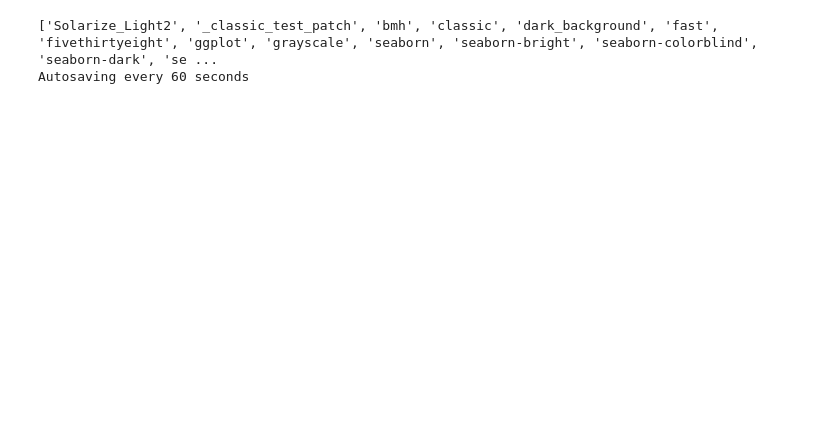
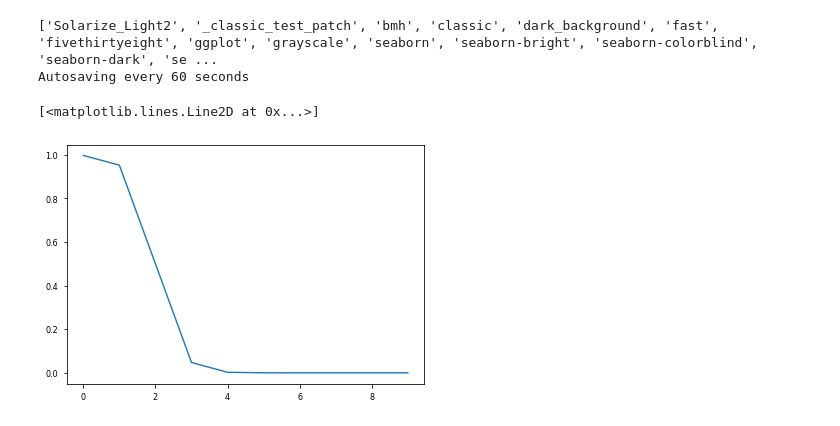
Before and after one commit to rmorantovar/Immune_System, a Jupyter notebook: Jupyter_Notebooks/4_Complexity.ipynb, the cells around one changed output. Cells and saved outputs as stored; diff of their text form; code cells hidden in the pictures; blank space fills up the shorter version.

```diff
--- a/Jupyter_Notebooks/4_Complexity.ipynb
+++ b/Jupyter_Notebooks/4_Complexity.ipynb
@@ -28,6 +30,3 @@ print(style.available)
 # %% [output]
 ['Solarize_Light2', '_classic_test_patch', 'bmh', 'classic', 'dark_background', 'fast', 'fivethirtyeight', 'ggplot', 'grayscale', 'seaborn', 'seaborn-bright', 'seaborn-colorblind', 'seaborn-dark', 'se ...
 Autosaving every 60 seconds
-# %%
-def binding_affinity(x, a, b):
-    return 1/(1+((np.exp(a+b*x))))
@@ -34,2 +50,8 @@ def binding_affinity(x, a, b):
+# %%
+x = np.arange(0, 10)
+plt.plot(x, binding_affinity(x, -6, 3.0))
+# %% [output]
+[<matplotlib.lines.Line2D at 0x...>]
+[figure, added]
 # %%
 a = -6
```
Also changed, not shown: parts of 11 cells of this notebook, 5 other files.
